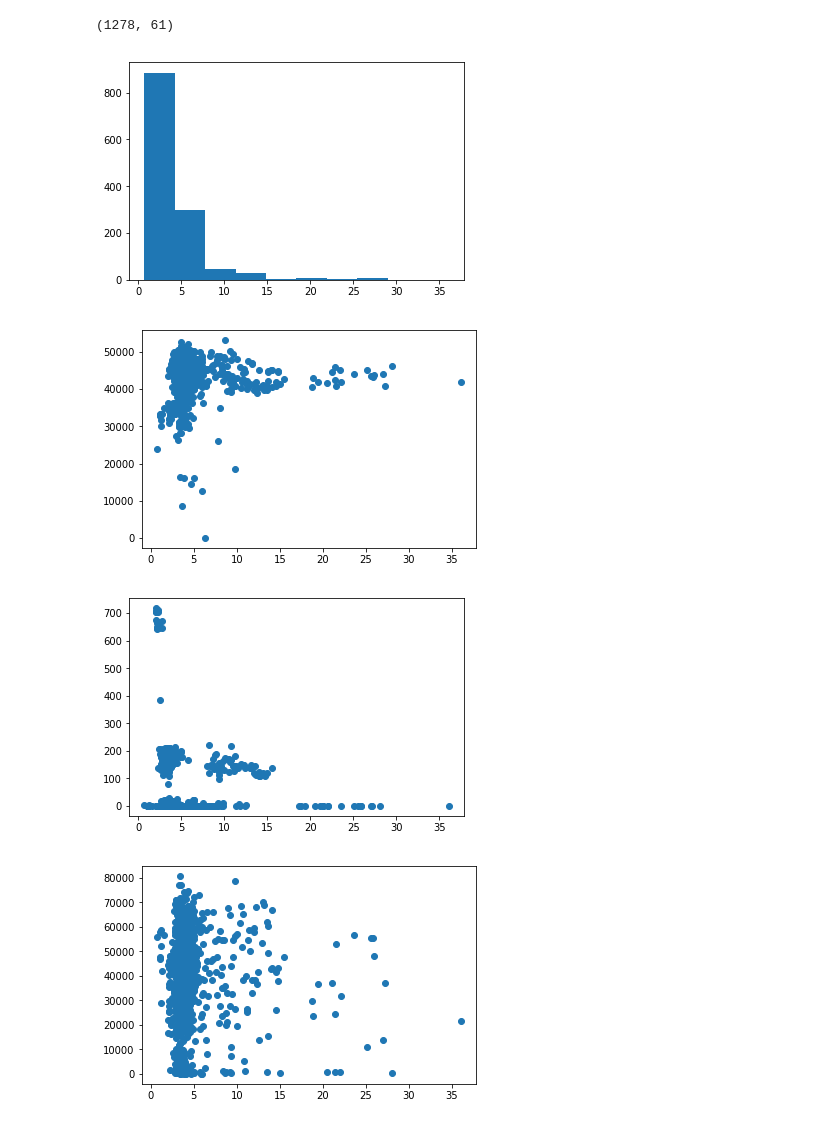
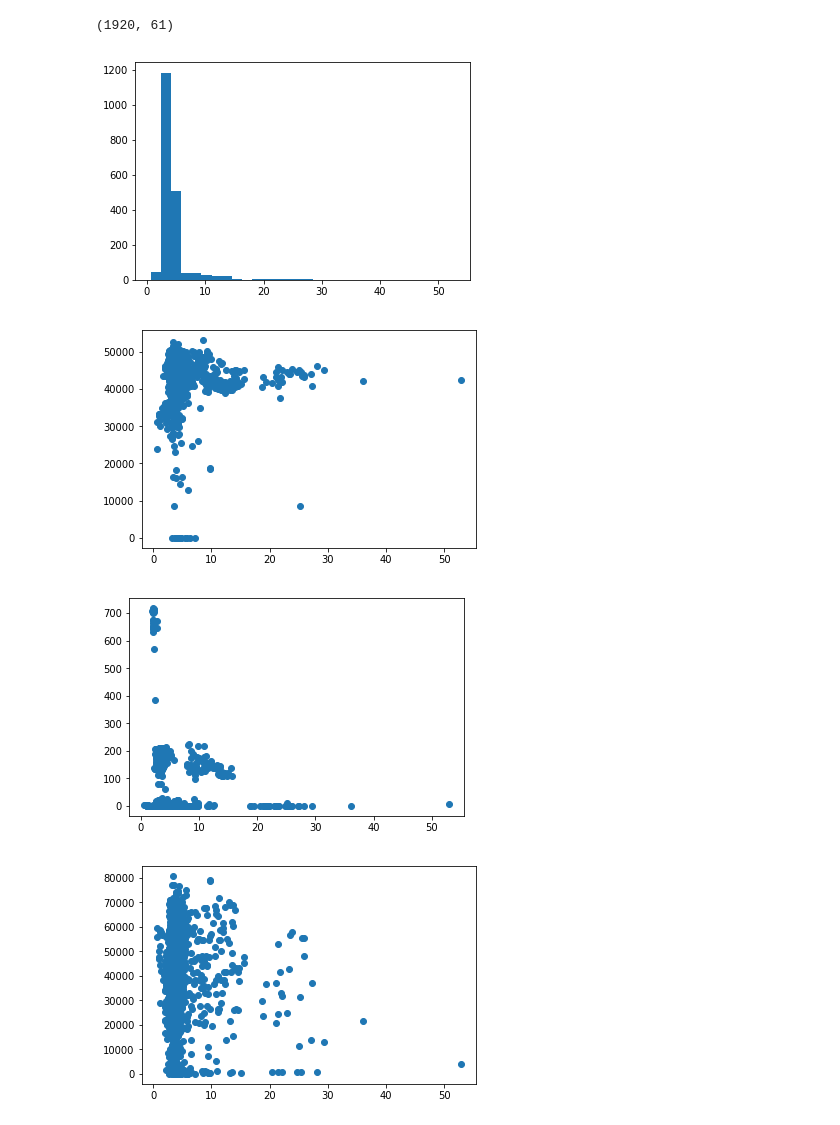
Before and after one commit to sanguis09/Capstone-project, a Jupyter notebook: src/Data Exploration.ipynb, the cells around one changed output. Saved outputs shown, nothing was run; the diff lists cells and outputs as text; code cells hidden in the pictures.

```diff
--- a/src/Data Exploration.ipynb
+++ b/src/Data Exploration.ipynb
@@ -10,7 +13,7 @@ from sklearn.model_selection import train_test_split
 # %%
 #load data, change directory to your corresponding directories
-#tag = pd.read_csv("C:/Users/cos00/Desktop/Nuclear/APAN5900/Tag Data JG.csv")
-tag = pd.read_csv('~/Desktop/APAN5900/Tag Data JG Final.csv')
+tag = pd.read_csv("C:/Users/cos00/Desktop/Nuclear/APAN5900/Tag Data Final.csv")
+#tag = pd.read_csv('~/Desktop/APAN5900/Tag Data JG Final.csv')
 # %%
 np.shape(tag) #dimension
 # %% [output]
@@ -45,6 +48,6 @@ sum(tag['MI'].notnull()) #only 1278 not null value for MI
 # %%
 #convert time column from string to time
-tag['Time'] = [datetime.strptime(x, '%m/%d/%Y %H:%M') for x in tag['Time'] ]
+tag['Time'] = [datetime.strptime(x, '%m/%d/%Y %H:%M:%S') for x in tag['Time'] ]
 # %%
 #extract tag entries with MI value
 tag_MI = tag[tag['MI'].notnull()]
@@ -61,30 +64,30 @@ tag_MI.head() #glimpse of new tag_MI
 # %%
 np.shape(tag_MI) #dimension
 # %% [output]
-(1278, 61)
+(1920, 61)
 # %%
 #------exploratory analysis-----------
 #plot of MI
-plt.hist(tag_MI['MI'])
+plt.hist(tag_MI['MI'], bins = 30)
 plt.show()
 # %% [output]
-[figure, old version]
+[figure, new version]
 # %%
 #scatter plot of some variables against MI
 plt.scatter(tag_MI['MI'], tag_MI['P1:FC70104'])
 plt.show()
 # %% [output]
-[figure, old version]
+[figure, new version]
 # %%
 plt.scatter(tag_MI['MI'], tag_MI['P1:FC70113'])
 plt.show()
 # %% [output]
-[figure, old version]
+[figure, new version]
 # %%
 plt.scatter(tag_MI['MI'], tag_MI['P1:FC70116'])
 plt.show()
 # %% [output]
-[figure, old version]
+[figure, new version]
 # %%
 #heat map column 2 to 21
 tag_cor1 = tag.iloc[:,2:21]
```
Also changed, not shown: parts of 27 cells of this notebook, 1 other file.
